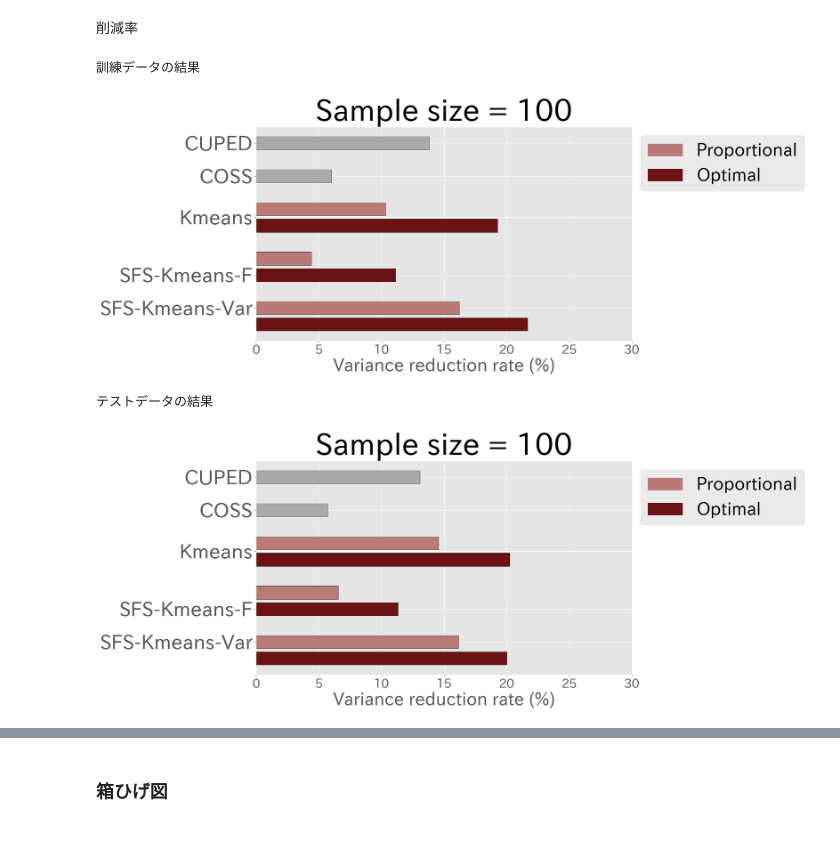
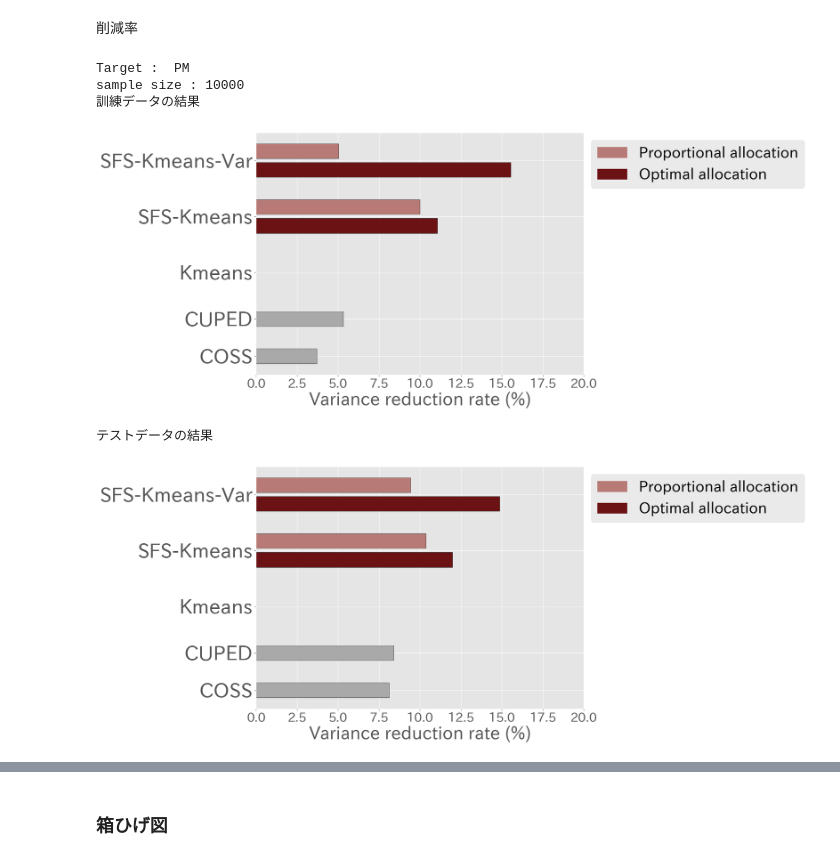
Before and after one commit to Monketu/ABtesting, a Jupyter notebook: notebook/確認用/結果の図用_卒論用.ipynb, the cells around one changed output, grey strips where cells are left out. Drawn from its saved outputs; the diff is of its cells as text; code cells hidden in the pictures.

```diff
--- a/notebook/確認用/結果の図用_卒論用.ipynb
+++ b/notebook/確認用/結果の図用_卒論用.ipynb
@@ -23,8 +23,8 @@ plt.style.use("ggplot")
 # %% [markdown]
 実験設定
 # %%
-TARGET = "GMV"
-SAMPLE_SIZE = 100
+TARGET = "PM"
+SAMPLE_SIZE = 10000
 
 if TARGET == "GMV":
     X_LIM_VAR = 30000
@@ -32,6 +32,12 @@ if TARGET == "GMV":
 if TARGET == "BCR":
     X_LIM_VAR = 0.0003
     X_LIM_REDUC = 30
+if TARGET == "PM":
+    X_LIM_VAR = 50
+    X_LIM_REDUC = 20
+if TARGET == "visit":
+    X_LIM_VAR = 0.00003
+    X_LIM_REDUC = 100
 
 optimal_color = "#6b1314"
 proportional_color = "#b87a76"
@@ -204,6 +210,9 @@ reduc_dict_test = make_reduc_dict(
 # %% [markdown]
 削減率
 # %%
+print("Target : ", TARGET)
+print("sample size :", SAMPLE_SIZE)
+
 for reduc_dict in [reduc_dict_train, reduc_dict_test]:
     if reduc_dict == reduc_dict_train:
         print("訓練データの結果")
@@ -212,68 +221,69 @@ for reduc_dict in [reduc_dict_train, reduc_dict_test]:
 
     # グラフ用データを準備
     labels = [
-        "SFS-Kmeans-Var",
-        "SFS-Kmeans-F",
-        "Kmeans",
         "COSS",
         "CUPED",
+        "Kmeans",
+        "SFS-Kmeans",
+        "SFS-Kmeans-Var",
     ]
     values = (
-        list(reduc_dict["SFS-Kmeans-Var"].values())
+        [reduc_dict["COSS"]]
+        + [0]
+        + [reduc_dict["CUPED"]]
+        + [0]
+        + list(reduc_dict["Kmeans"].values())
         + [0]
         + list(reduc_dict["SFS-Kmeans-F"].values())
         + [0]
-        + list(reduc_dict["Kmeans"].values())
-        + [0]
-        + [reduc_dict["COSS"]]
-        + [0]
-        + [reduc_dict["CUPED"]]
+        + list(reduc_dict["SFS-Kmeans-Var"].values())
     )
 
     # 各グループに色を割り当て、間隔には透明な色を使用
     colors = (
-        [optimal_color, proportional_color]
+        [coss_color]
+        + ["#FFFFFF00"]
+        + [cuped_color]
         + ["#FFFFFF00"]
         + [optimal_color, proportional_color]
         + ["#FFFFFF00"]
         + [optimal_color, proportional_color]
         + ["#FFFFFF00"]
-        + [coss_color]
-        + ["#FFFFFF00"]
-        + [cuped_color]
+        + [optimal_color, proportional_color]
     )
 
     # 各ラベルが3つの棒の真ん中に配置されるように位置を調整
-    y_positions = [1, 3, 6.5, 9, 11]
+    y_positions = [0, 2, 4.5, 7.5, 10.5]
 
     # グラフを描画
     fig, ax = plt.subplots(figsize=(20, 8))
     ax.barh(range(len(values)), values, color=colors, edgecolor="black")
 
     # 凡例の追加
-    legend_labels = ["Proportional", "Optimal"]
+    legend_labels = ["Proportional allocation", "Optimal allocation"]
     # 色のリスト
     legend_colors = [proportional_color, optimal_color]
     # 各ラベルに対してハンドルを作成
     handles = [plt.Rectangle((0, 0), 1, 1, color=color) for color in legend_colors]
     ax.legend(
-        handles, legend_labels, fontsize=35, loc="upper left", bbox_to_anchor=(1, 1)
+        handles, legend_labels, fontsize=30, loc="upper left", bbox_to_anchor=(1, 1)
     )
 
     # y軸の目盛りとラベルを設定
     ax.set_yticks(y_positions)
     ax.tick_params(axis="x", labelsize=25)
     ax.set_yticklabels(labels, fontsize=40)
     ax.set_xlabel("Variance reduction rate (%)", fontsize=35)
-    ax.set_title(f"Sample size = {SAMPLE_SIZE}", fontsize=60)
     ax.set_xlim(0, X_LIM_REDUC)
     plt.tight_layout()
     plt.show()
 # %% [output]
+Target :  PM
+sample size : 10000
 訓練データの結果
-[figure, old version]
+[figure, new version]
 テストデータの結果
-[figure, old version]
+[figure, new version]
 # %%
 print("Target : ", TARGET)
 print("sample size :", SAMPLE_SIZE)
```
Also changed, not shown: parts of 3 cells of this notebook, 4 other files.
